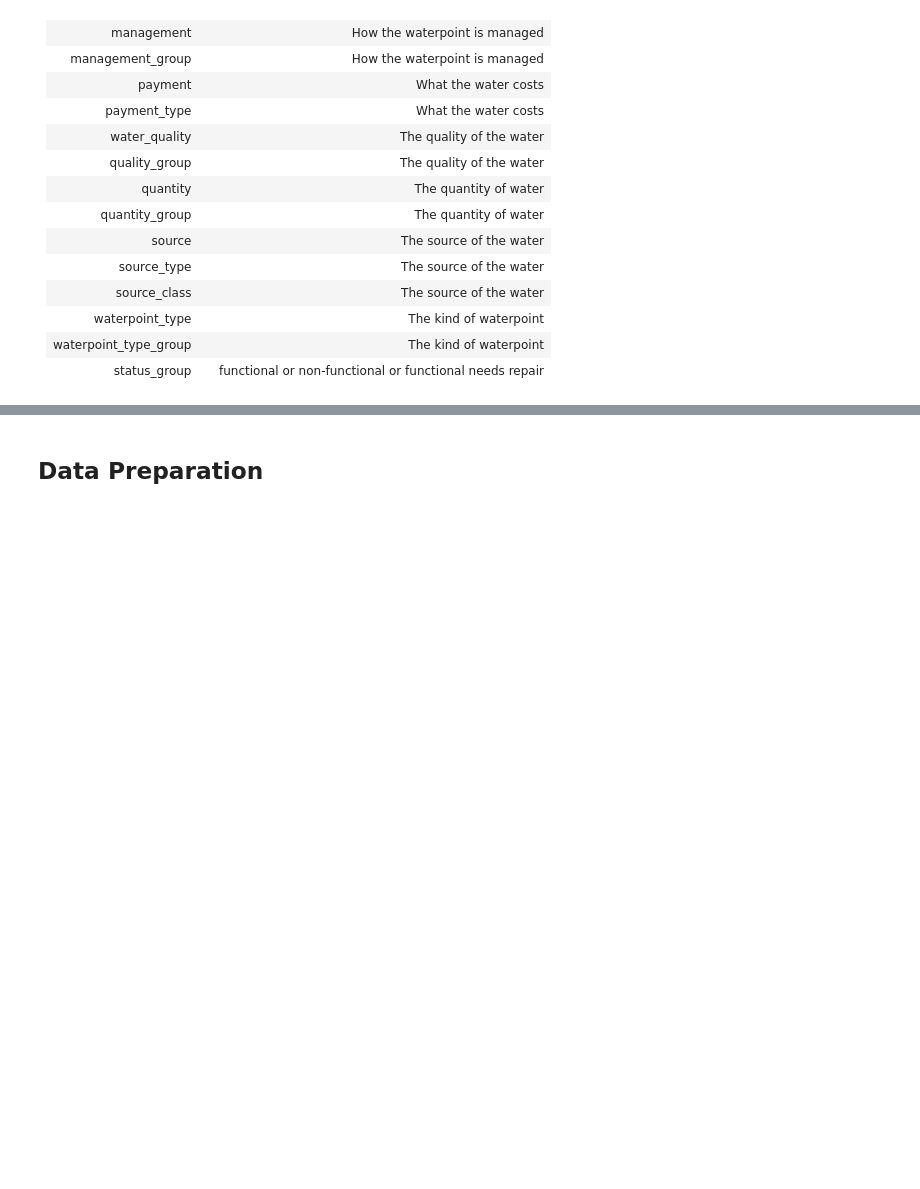
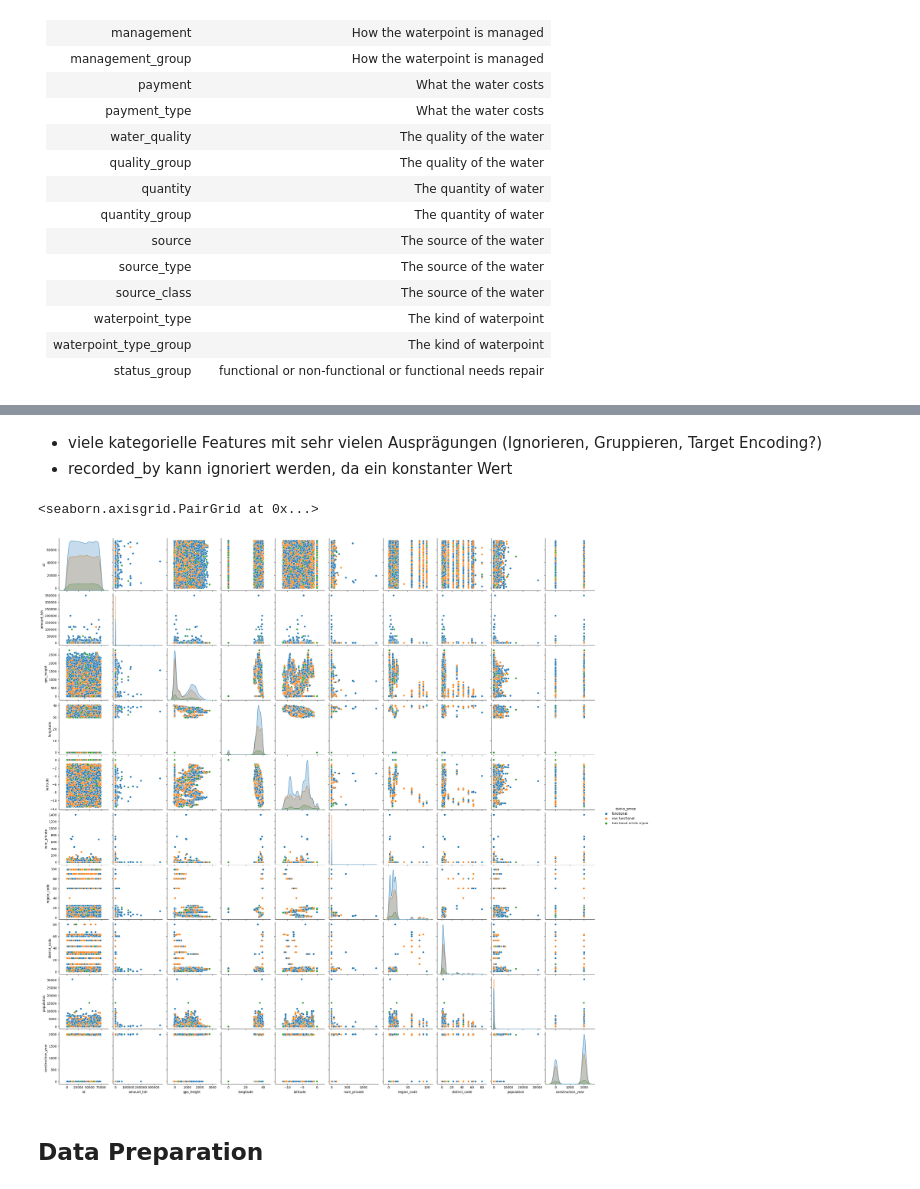
Before and after one commit to timo282/Tanzania_Pumps_Prediction, a Jupyter notebook: project.ipynb, the cells around one changed output, grey strips where cells are left out. Saved outputs shown, nothing was run; the diff lists cells and outputs as text; code cells hidden in the pictures; blank space fills up the shorter version.

```diff
--- a/project.ipynb
+++ b/project.ipynb
@@ -75,3 +170,11 @@ df_pump_test = pd.read_csv('pump_test.csv')
+# %% [markdown]
+- viele kategorielle Features mit sehr vielen Ausprägungen (Ignorieren, Gruppieren, Target Encoding?)
+- recorded_by kann ignoriert werden, da ein konstanter Wert
+# %%
+sns.pairplot(pd.concat((df_pump_train.select_dtypes(exclude="object"), df_pump_train["status_group"]), axis=1), hue="status_group")
+# %% [output]
+<seaborn.axisgrid.PairGrid at 0x...>
+[figure, added]
 # %% [markdown]
 ## Data Preparation
 # %% [markdown]
```
Also changed, not shown: parts of 12 cells of this notebook.
